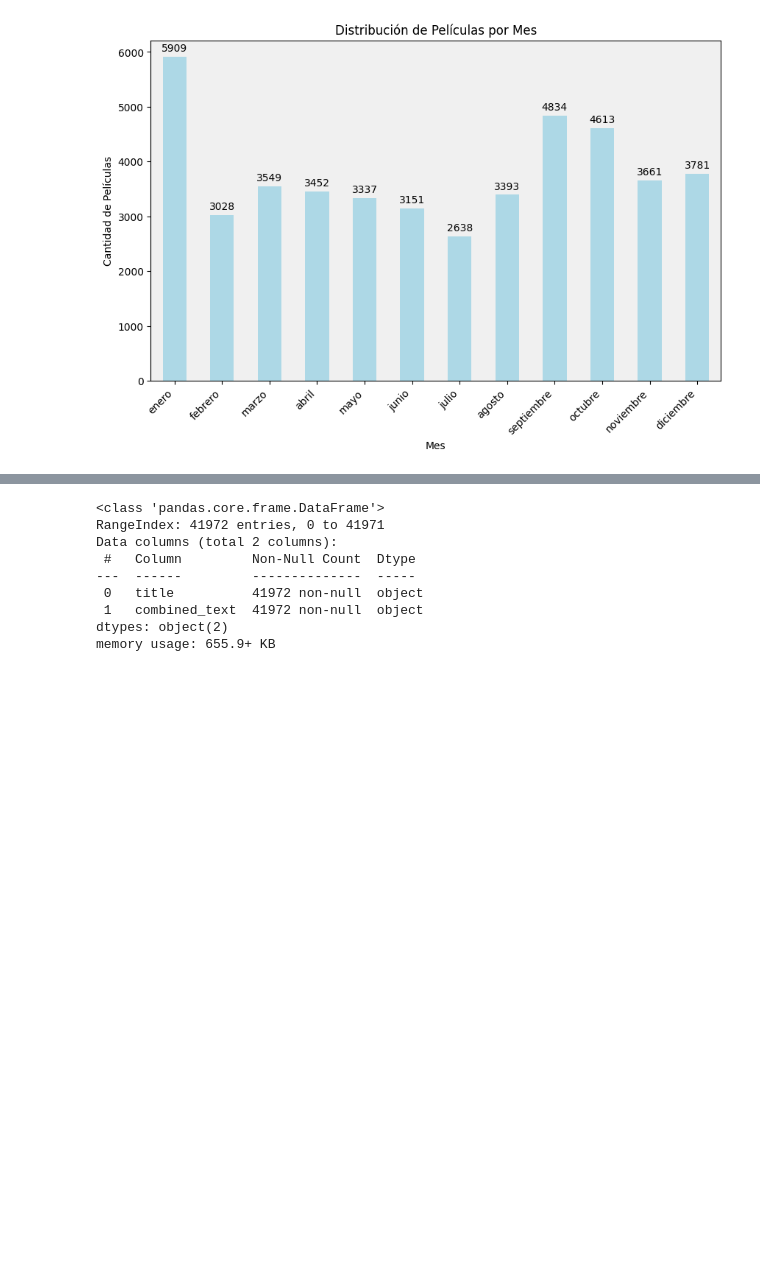
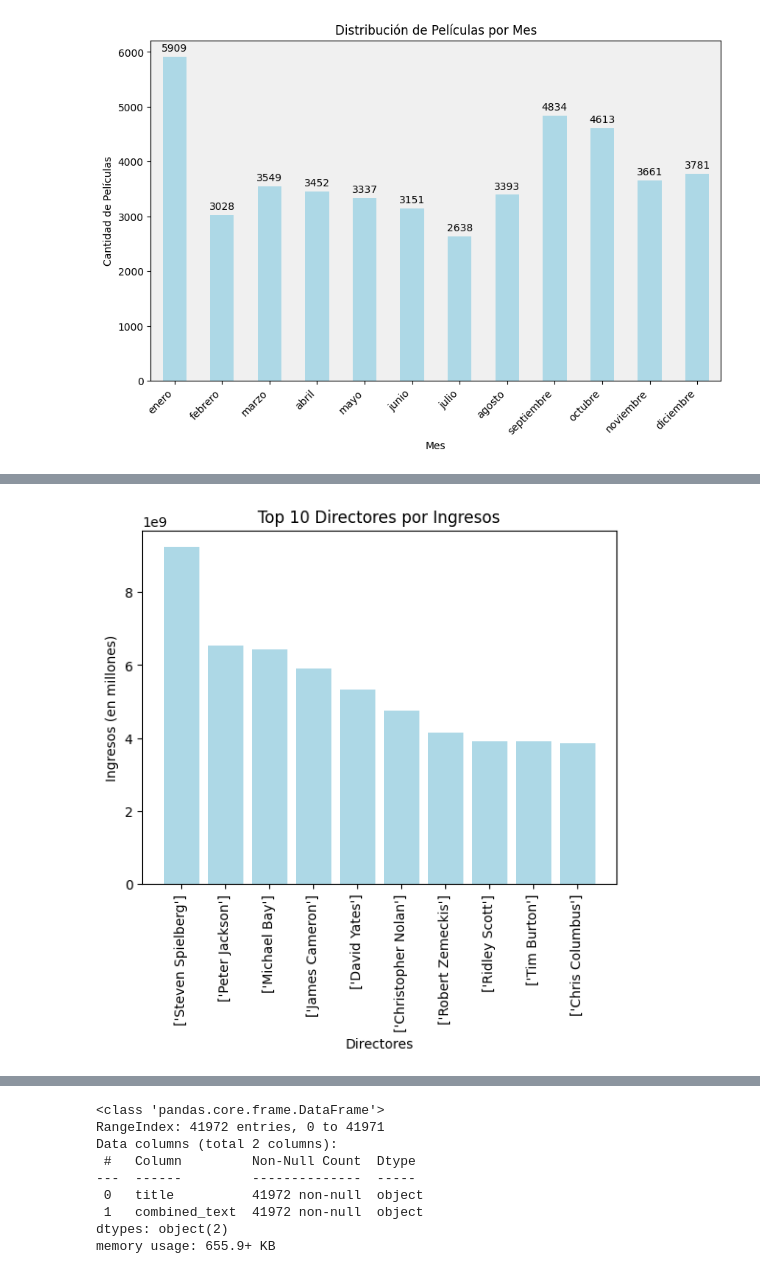
Before and after one commit to felixjos3ca21/project_mlops, a Jupyter notebook: notebooks/EDA.ipynb, the cells around one changed output, grey strips where cells are left out. Cells and saved outputs as stored; diff of their text form; code cells hidden in the pictures; blank space fills up the shorter version.

```diff
--- a/notebooks/EDA.ipynb
+++ b/notebooks/EDA.ipynb
@@ -353,0 +402,36 @@ plt.show()
+# %%
+# Agrupar por director y calcular la suma de los ingresos
+ingresos_director = data.groupby('name_director')['revenue'].sum().reset_index()
+
+# Ordenar los directores por ingresos de forma descendente
+ranking_directores = ingresos_director.sort_values('revenue', ascending=False)
+
+# Obtener los 10 primeros directores con más ingresos
+top_directores = ranking_directores.head(10)
+
+# Obtener los nombres de los directores y los ingresos del top 10
+directores = top_directores['name_director']
+ingresos = top_directores['revenue']
+# %%
+# Obtener los 10 primeros directores con más ingresos
+top_directores = ranking_directores.head(10)
+
+# Obtener los nombres de los directores y los ingresos del top 10
+directores = top_directores['name_director']
+ingresos = top_directores['revenue']
+
+# Crear el gráfico de barras
+plt.bar(directores, ingresos, color='lightblue')
+
+# Configurar los labels de los ejes y el título del gráfico
+plt.xlabel('Directores')
+plt.ylabel('Ingresos (en millones)')
+plt.title('Top 10 Directores por Ingresos')
+
+# Rotar los labels del eje x para mayor legibilidad
+plt.xticks(rotation=90)
+
+# Mostrar el gráfico
+plt.show()
+# %% [output]
+[figure, added]
```
Also changed, not shown: parts of 9 cells of this notebook.
